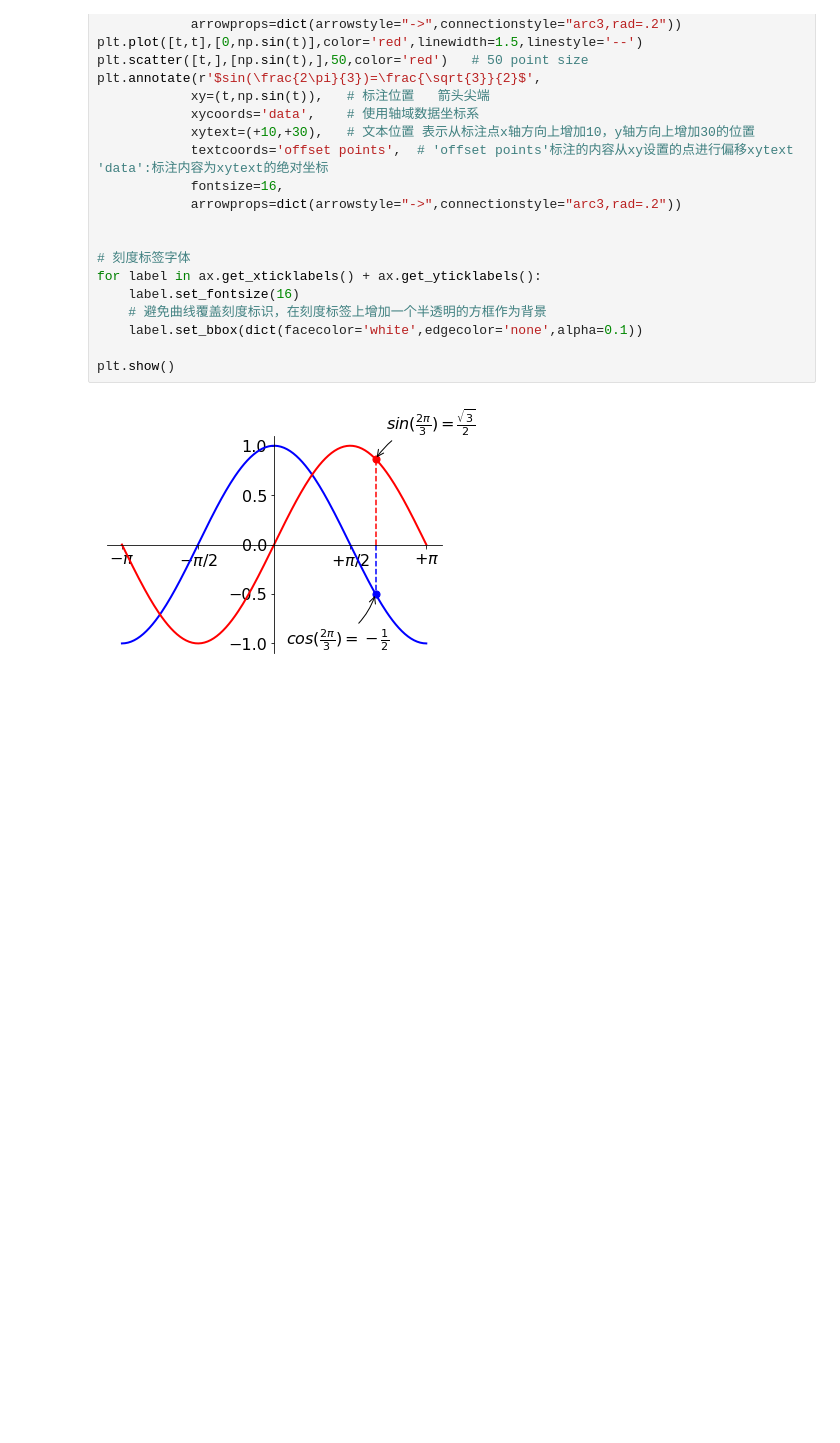
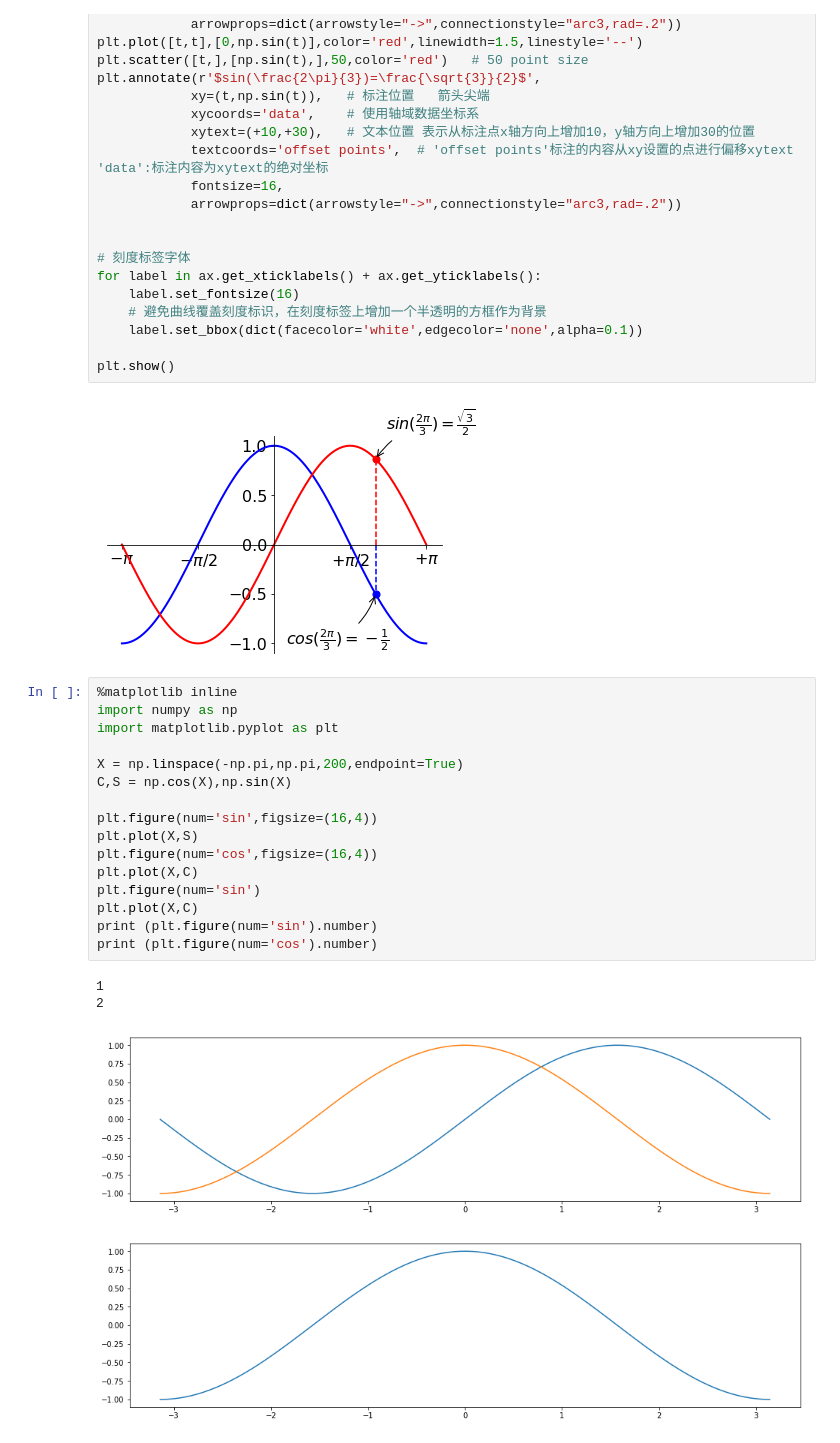
Before and after one commit to sundayliu/machinelearning, a Jupyter notebook: scikit/ch02_04.ipynb, the cells around one changed output. Cells and saved outputs as stored; diff of their text form; blank space fills up the shorter version.

```diff
--- a/scikit/ch02_04.ipynb
+++ b/scikit/ch02_04.ipynb
@@ -63,3 +63,24 @@ for label in ax.get_xticklabels() + ax.get_yticklabels():
 plt.show()
 # %% [output]
 [figure]
+# %%
+%matplotlib inline
+import numpy as np
+import matplotlib.pyplot as plt
+
+X = np.linspace(-np.pi,np.pi,200,endpoint=True)
+C,S = np.cos(X),np.sin(X)
+
+plt.figure(num='sin',figsize=(16,4))
+plt.plot(X,S)
+plt.figure(num='cos',figsize=(16,4))
+plt.plot(X,C)
+plt.figure(num='sin')
+plt.plot(X,C)
+print (plt.figure(num='sin').number)
+print (plt.figure(num='cos').number)
+# %% [output]
+1
+2
+[figure, added]
+[figure, added]
```
Also changed, not shown: parts of 5 cells of this notebook.
